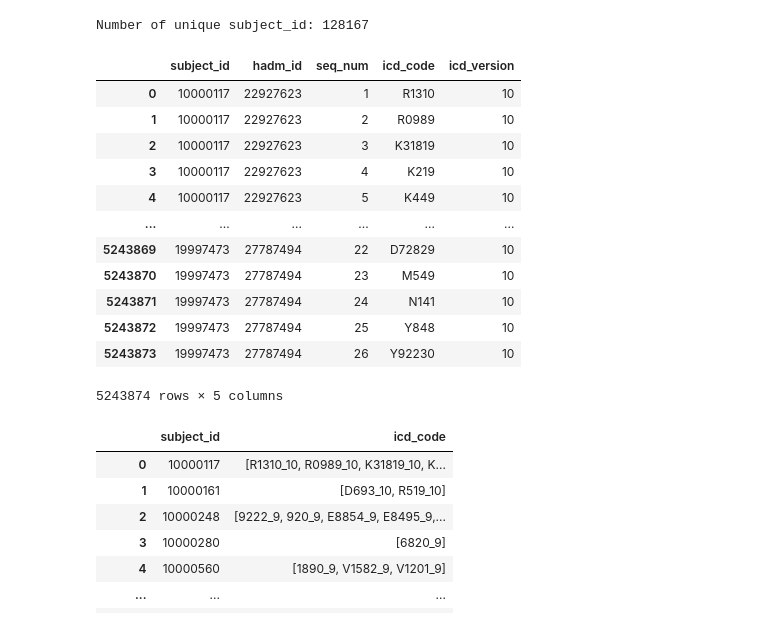
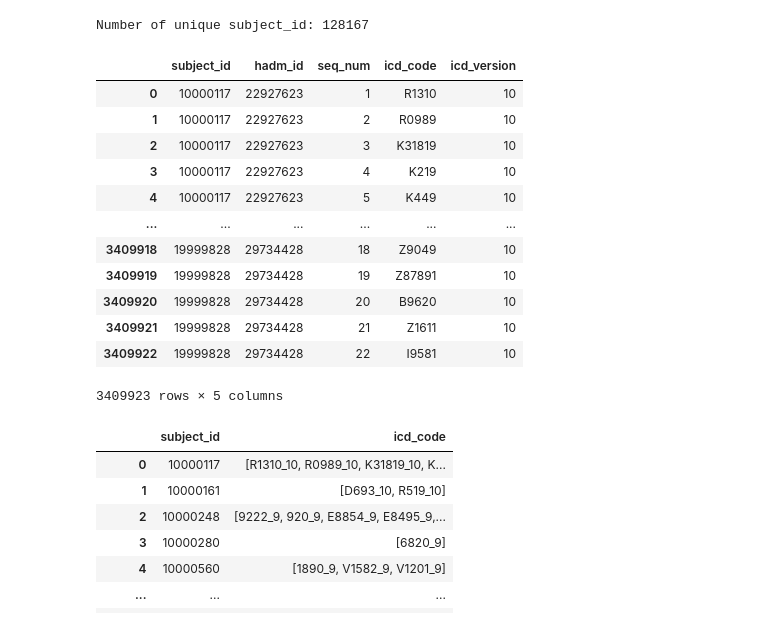
Before and after one commit to johnmelel/MachineLearning1_CT, a Jupyter notebook: gold_patient_selection.ipynb, the cells around one changed output. Drawn from its saved outputs; the diff is of its cells as text; code cells hidden in the pictures.

```diff
--- a/gold_patient_selection.ipynb
+++ b/gold_patient_selection.ipynb
@@ -133,23 +151,23 @@ print("Number of unique subject_id:", unique_subject_count)
 # %% [output]
 Number of unique subject_id: 128167
 # %%
-df_dia_icd = pd.read_csv('diagnoses_icd.csv', sep="|", header=None, dtype=str)
+df_dia_icd = pd.read_csv('../CSV/diagnoses_icd.csv', sep="|", header=None, dtype=str)
 df_dia_icd = df_dia_icd.rename(columns={0: "subject_id", 1: "hadm_id", 2:"seq_num", 3: "icd_code", 4:"icd_version"})
 df_dia_icd
 # %% [output]
 |  | subject_id | hadm_id | seq_num | icd_code | icd_version |
 | 0 | 10000117 | 22927623 | 1 | R1310 | 10 |
 | 1 | 10000117 | 22927623 | 2 | R0989 | 10 |
 | 2 | 10000117 | 22927623 | 3 | K31819 | 10 |
 | 3 | 10000117 | 22927623 | 4 | K219 | 10 |
 | 4 | 10000117 | 22927623 | 5 | K449 | 10 |
 | ... | ... | ... | ... | ... | ... |
-| 5243869 | 19997473 | 27787494 | 22 | D72829 | 10 |
-| 5243870 | 19997473 | 27787494 | 23 | M549 | 10 |
-| 5243871 | 19997473 | 27787494 | 24 | N141 | 10 |
-| 5243872 | 19997473 | 27787494 | 25 | Y848 | 10 |
-| 5243873 | 19997473 | 27787494 | 26 | Y92230 | 10 |
+| 3409918 | 19999828 | 29734428 | 18 | Z9049 | 10 |
+| 3409919 | 19999828 | 29734428 | 19 | Z87891 | 10 |
+| 3409920 | 19999828 | 29734428 | 20 | B9620 | 10 |
+| 3409921 | 19999828 | 29734428 | 21 | Z1611 | 10 |
+| 3409922 | 19999828 | 29734428 | 22 | I9581 | 10 |
-5243874 rows × 5 columns
+3409923 rows × 5 columns
 # %%
 df_dia_icd['icd_code'] = df_dia_icd.apply(lambda row: f"{row['icd_code']}_10" if row['icd_version'] == '10' else f"{row['icd_code']}_9", axis=1)
 
```
Also changed, not shown: parts of 14 cells of this notebook, 1 other file.
